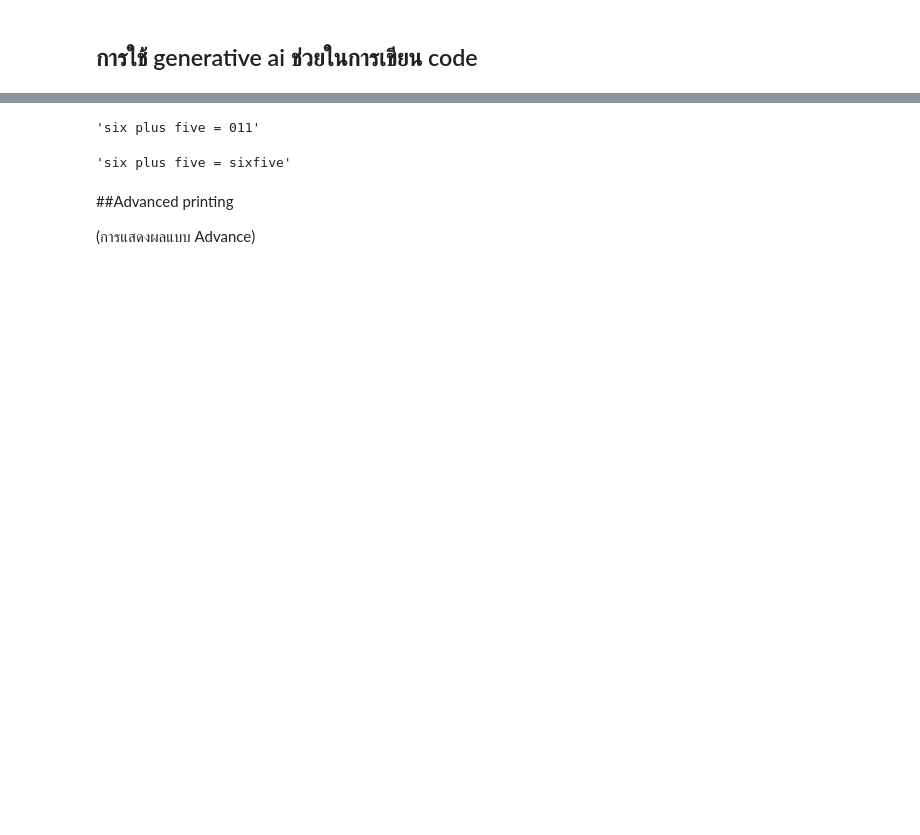
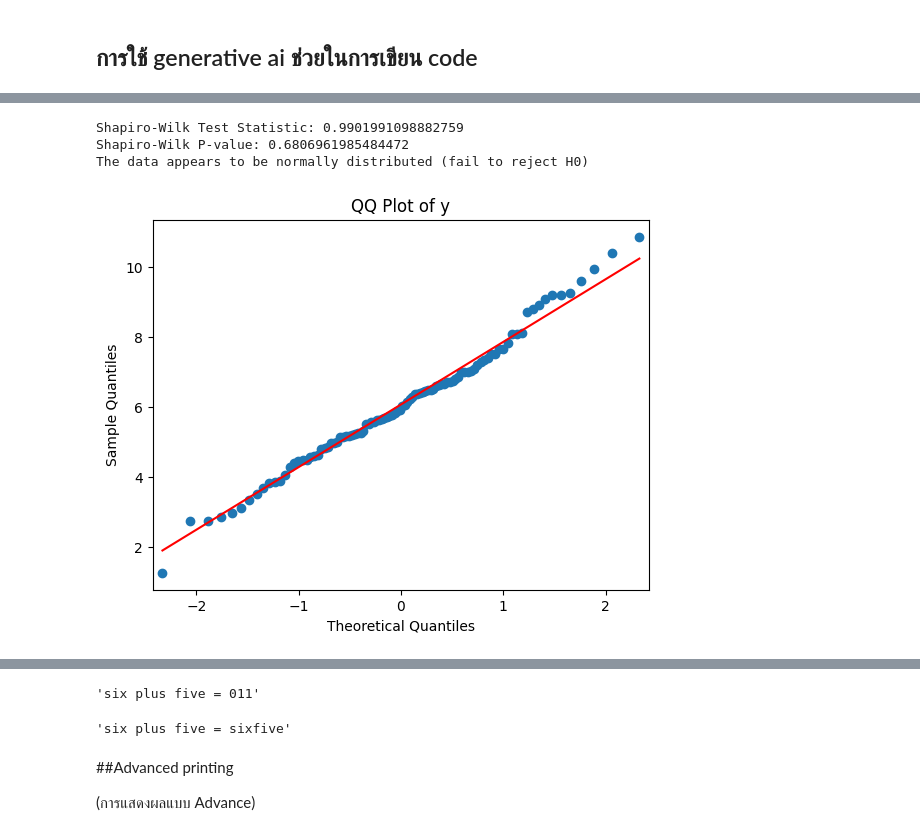
Before and after one commit to 16pynkn/MSC_DPDM_2025, a Jupyter notebook: Class_of_Python101_(dpdm25).ipynb, the cells around one changed output, grey strips where cells are left out. Drawn from its saved outputs; the diff is of its cells as text; code cells hidden in the pictures; blank space fills up the shorter version.

```diff
--- a/Class_of_Python101_(dpdm25).ipynb
+++ b/Class_of_Python101_(dpdm25).ipynb
@@ -103,0 +218,28 @@ print(x)
+# %%
+# prompt: ต้องการ Check ว่า y ข้อมูลเป็น Normal Distribution
+
+from scipy import stats
+
+# Perform the Shapiro-Wilk test for normality
+shapiro_test_stat, shapiro_p_value = stats.shapiro(y)
+
+print(f"Shapiro-Wilk Test Statistic: {shapiro_test_stat}")
+print(f"Shapiro-Wilk P-value: {shapiro_p_value}")
+
+# Interpret the result
+alpha = 0.05
+if shapiro_p_value > alpha:
+    print("The data appears to be normally distributed (fail to reject H0)")
+else:
+    print("The data does not appear to be normally distributed (reject H0)")
+
+# Another visual check: QQ plot
+import statsmodels.api as sm
+sm.qqplot(y, line='s')
+plt.title("QQ Plot of y")
+plt.show()
+# %% [output]
+Shapiro-Wilk Test Statistic: 0.9901991098882759
+Shapiro-Wilk P-value: 0.6806961985484472
+The data appears to be normally distributed (fail to reject H0)
+[figure, added]
```
Also changed, not shown: parts of 83 cells of this notebook.
